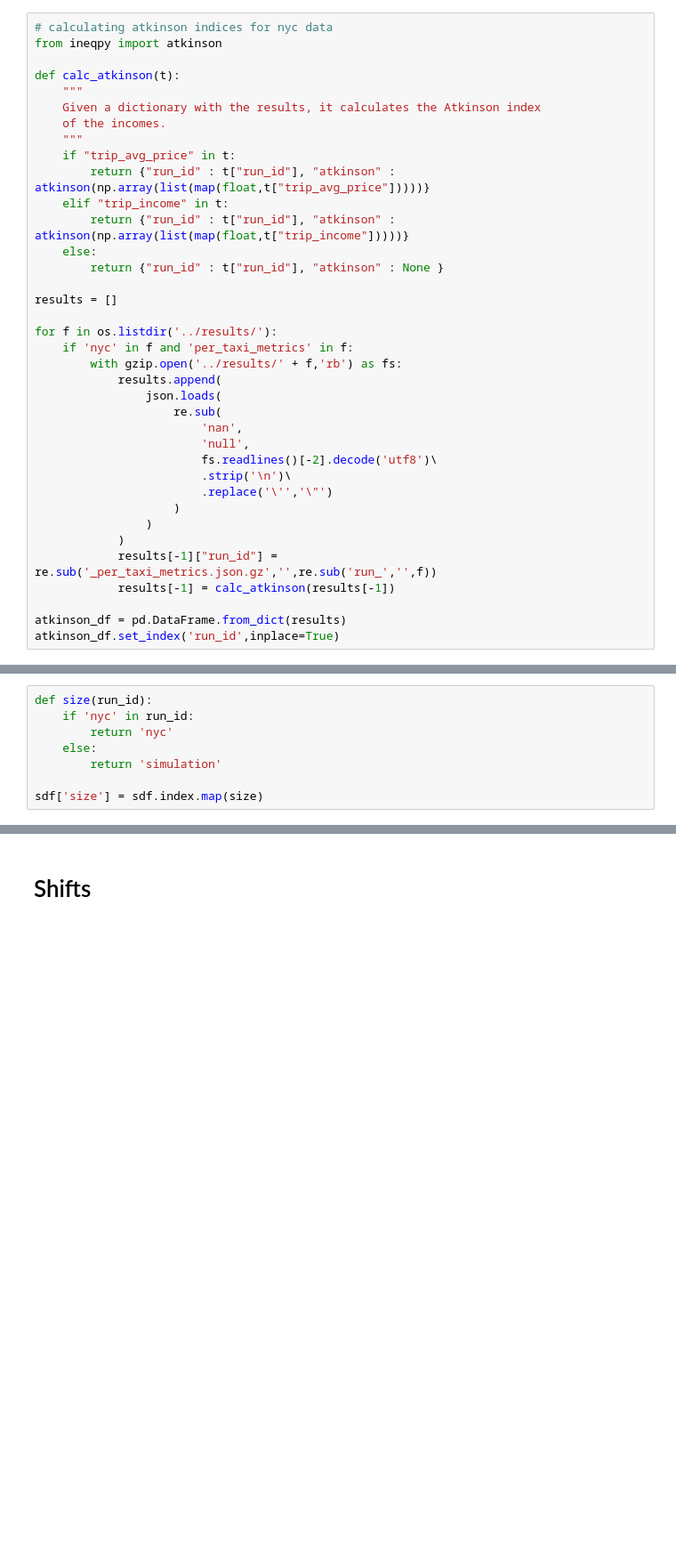
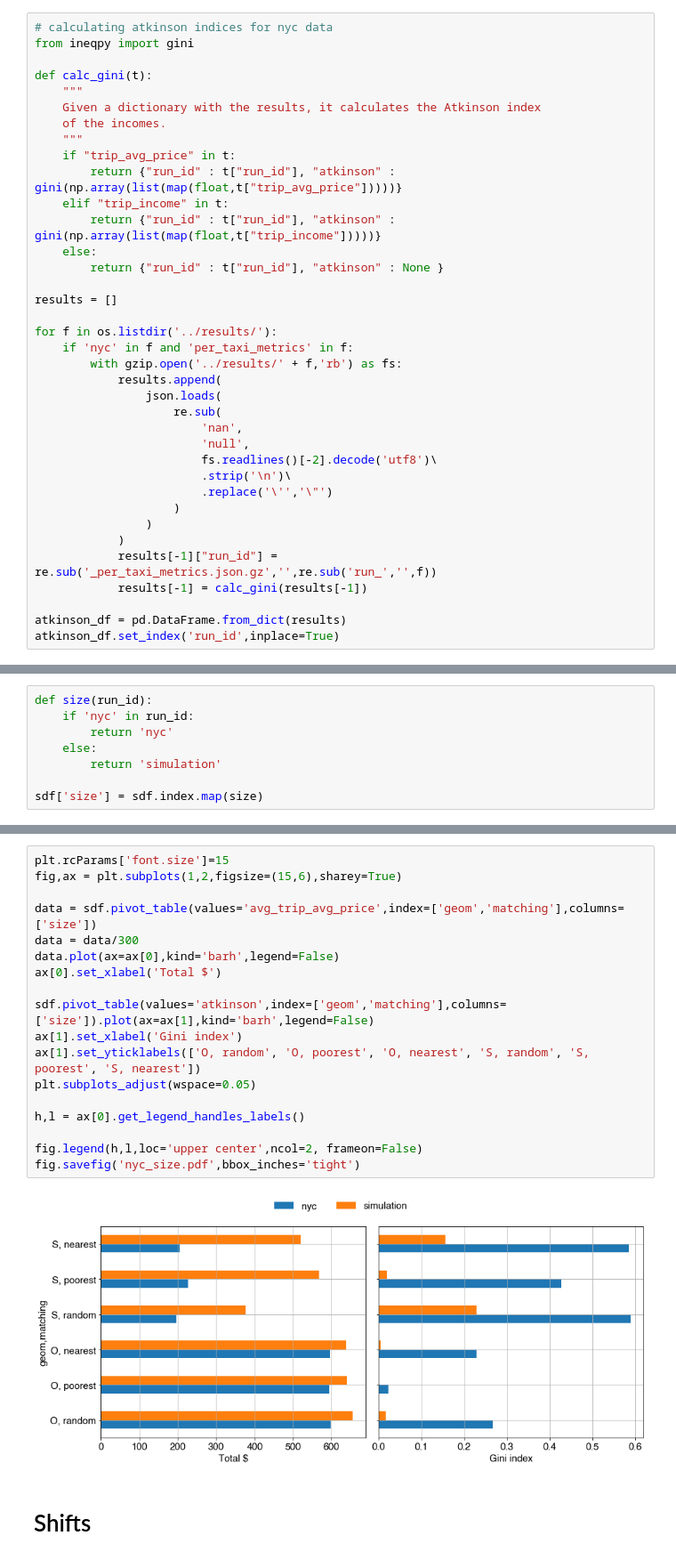
Before and after one commit to bokae/taxi, a Jupyter notebook: notebooks/figures.ipynb, the cells around one changed output, grey strips where cells are left out. Shown at 89% size. Saved outputs shown, nothing was run; the diff lists cells and outputs as text; blank space fills up the shorter version.

Commit message:
Added SI figure generator notebook.

```diff
--- a/notebooks/figures.ipynb
+++ b/notebooks/figures.ipynb
@@ -490,17 +490,17 @@ nyc_configs = pd.DataFrame.from_dict(configs)
 nyc_configs.set_index('run_id',inplace=True)
 # %%
 # calculating atkinson indices for nyc data
-from ineqpy import atkinson
+from ineqpy import gini
 
-def calc_atkinson(t):
+def calc_gini(t):
     """
     Given a dictionary with the results, it calculates the Atkinson index
     of the incomes.
     """
     if "trip_avg_price" in t:
-        return {"run_id" : t["run_id"], "atkinson" : atkinson(np.array(list(map(float,t["trip_avg_price"]))))}
+        return {"run_id" : t["run_id"], "atkinson" : gini(np.array(list(map(float,t["trip_avg_price"]))))}
     elif "trip_income" in t:
-        return {"run_id" : t["run_id"], "atkinson" : atkinson(np.array(list(map(float,t["trip_income"]))))}
+        return {"run_id" : t["run_id"], "atkinson" : gini(np.array(list(map(float,t["trip_income"]))))}
     else:
         return {"run_id" : t["run_id"], "atkinson" : None }
 
@@ -521,7 +521,7 @@ for f in os.listdir('../results/'):
                 )
             )
             results[-1]["run_id"] = re.sub('_per_taxi_metrics.json.gz','',re.sub('run_','',f))
-            results[-1] = calc_atkinson(results[-1])
+            results[-1] = calc_gini(results[-1])
 
 atkinson_df = pd.DataFrame.from_dict(results)
 atkinson_df.set_index('run_id',inplace=True)
@@ -594,3 +582,23 @@ plt.xlabel('Average income')
+# %%
+plt.rcParams['font.size']=15
+fig,ax = plt.subplots(1,2,figsize=(15,6),sharey=True)
+
+data = sdf.pivot_table(values='avg_trip_avg_price',index=['geom','matching'],columns=['size'])
+data = data/300
+data.plot(ax=ax[0],kind='barh',legend=False)
+ax[0].set_xlabel('Total $')
+
+sdf.pivot_table(values='atkinson',index=['geom','matching'],columns=['size']).plot(ax=ax[1],kind='barh',legend=False)
+ax[1].set_xlabel('Gini index')
+ax[1].set_yticklabels(['O, random', 'O, poorest', 'O, nearest', 'S, random', 'S, poorest', 'S, nearest'])
+plt.subplots_adjust(wspace=0.05)
+
+h,l = ax[0].get_legend_handles_labels()
+
+fig.legend(h,l,loc='upper center',ncol=2, frameon=False)
+fig.savefig('nyc_size.pdf',bbox_inches='tight')
+# %% [output]
+[figure, added]
 # %% [markdown]
 # Shifts
 # %%
```
Also changed, not shown: parts of 36 cells of this notebook.
